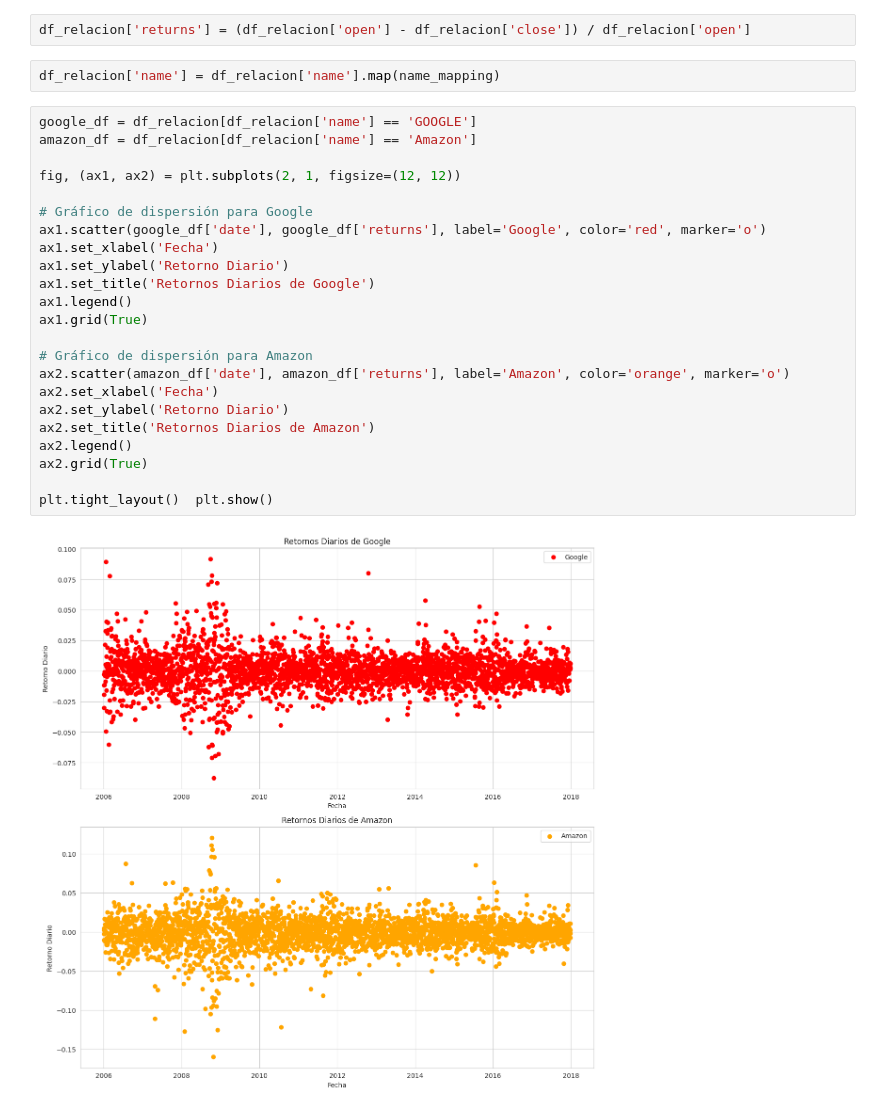
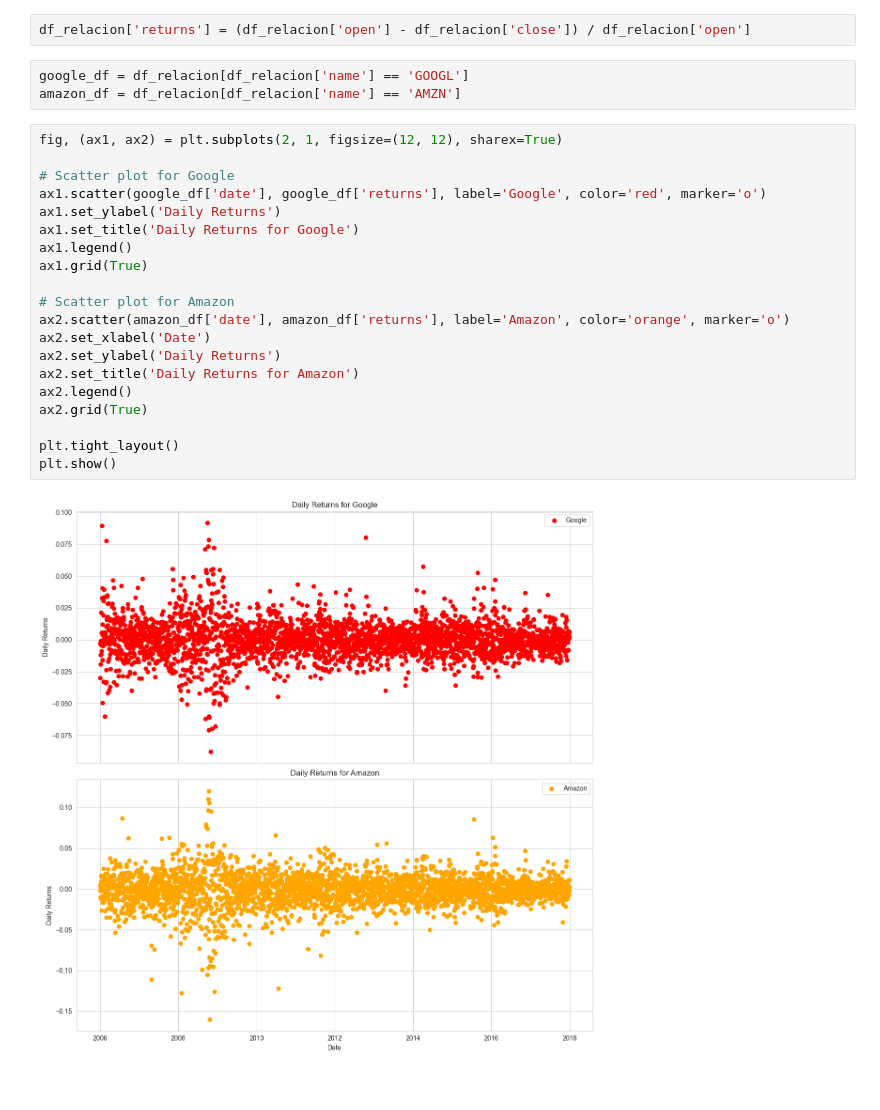
Before and after one commit to SorayaFrancoLopez/DataVisualization, a Jupyter notebook: 2_Data_visualization_Soraya.ipynb, the cells around one changed output. Drawn from its saved outputs; the diff is of its cells as text.

```diff
--- a/2_Data_visualization_Soraya.ipynb
+++ b/2_Data_visualization_Soraya.ipynb
@@ -248,30 +230,28 @@ fig.show()
 df_relacion = df[df['name'].isin(['GOOGL', 'AMZN'])].copy()
 # %%
 df_relacion['returns'] = (df_relacion['open'] - df_relacion['close']) / df_relacion['open']
-# %%
-df_relacion['name'] = df_relacion['name'].map(name_mapping)
+# %%
+google_df = df_relacion[df_relacion['name'] == 'GOOGL']
+amazon_df = df_relacion[df_relacion['name'] == 'AMZN']
 # %%
-google_df = df_relacion[df_relacion['name'] == 'GOOGLE']
-amazon_df = df_relacion[df_relacion['name'] == 'Amazon']
+fig, (ax1, ax2) = plt.subplots(2, 1, figsize=(12, 12), sharex=True)
 
-fig, (ax1, ax2) = plt.subplots(2, 1, figsize=(12, 12))
-
-# Gráfico de dispersión para Google
+# Scatter plot for Google
 ax1.scatter(google_df['date'], google_df['returns'], label='Google', color='red', marker='o')
-ax1.set_xlabel('Fecha')
-ax1.set_ylabel('Retorno Diario')
-ax1.set_title('Retornos Diarios de Google')
+ax1.set_ylabel('Daily Returns')
+ax1.set_title('Daily Returns for Google')
 ax1.legend()
 ax1.grid(True)
 
-# Gráfico de dispersión para Amazon
+# Scatter plot for Amazon
 ax2.scatter(amazon_df['date'], amazon_df['returns'], label='Amazon', color='orange', marker='o')
-ax2.set_xlabel('Fecha')
-ax2.set_ylabel('Retorno Diario')
-ax2.set_title('Retornos Diarios de Amazon')
+ax2.set_xlabel('Date')
+ax2.set_ylabel('Daily Returns')
+ax2.set_title('Daily Returns for Amazon')
 ax2.legend()
 ax2.grid(True)
 
-plt.tight_layout()  plt.show()
+plt.tight_layout()
+plt.show()
 # %% [output]
-[figure, old version]
+[figure, new version]
```
Also changed, not shown: parts of 6 cells of this notebook.
